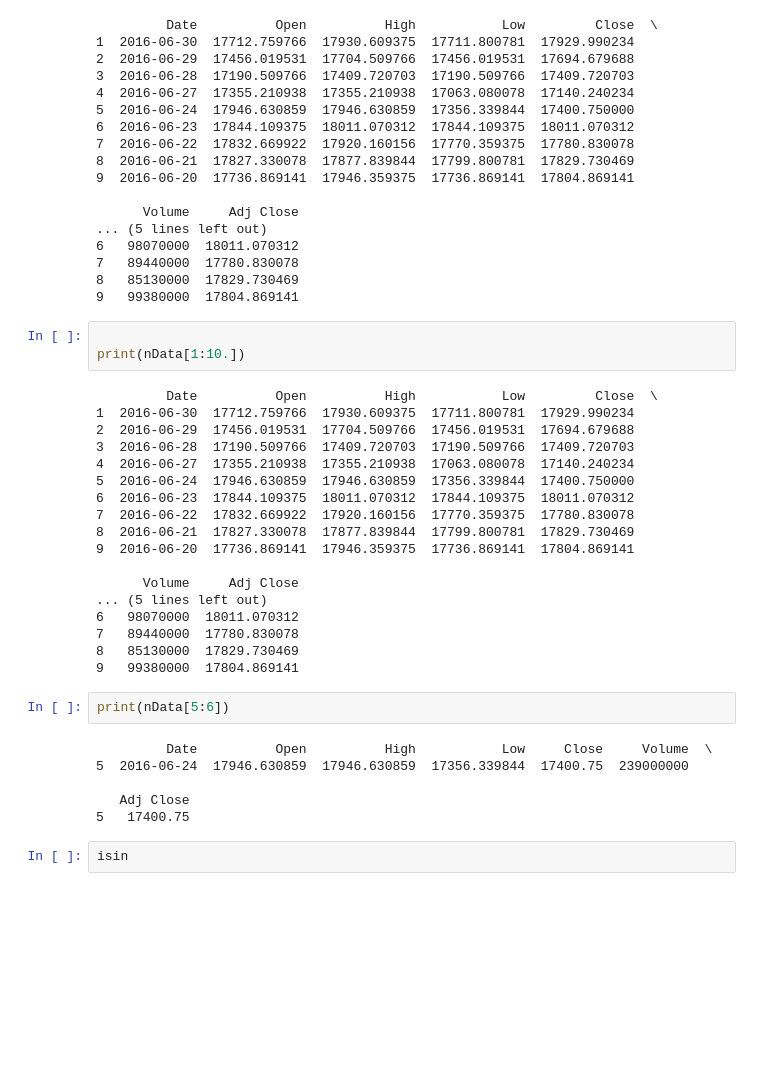
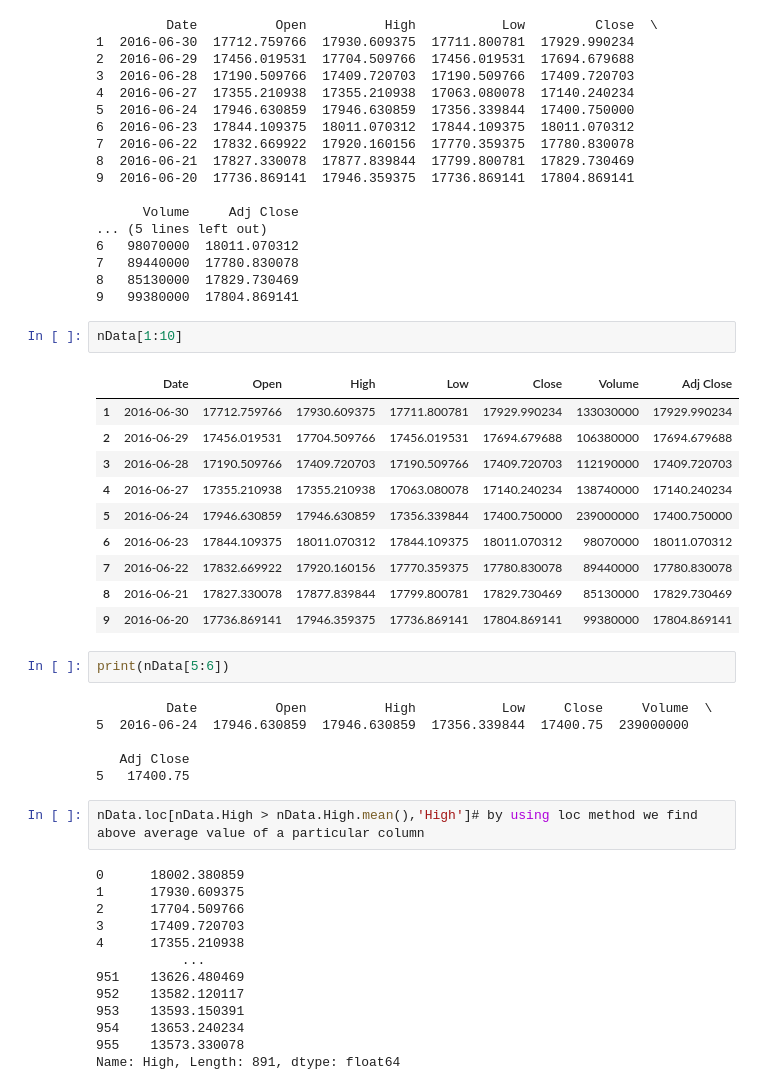
Before and after one commit to joeyy7/pythonPr, a Jupyter notebook: pandas use/pandasuse00.ipynb, the cells around one changed output. Saved outputs shown, nothing was run; the diff lists cells and outputs as text; blank space fills up the shorter version.

```diff
--- a/pandas use/pandasuse00.ipynb
+++ b/pandas use/pandasuse00.ipynb
@@ -242,26 +238,18 @@ print(nData[nData.index.isin(range(1,10))])  # or for particular index (nData[nD
 8   85130000  17829.730469
 9   99380000  17804.869141
 # %%
-
-print(nData[1:10.])
+nData[1:10]
 # %% [output]
-         Date          Open          High           Low         Close  \
-1  2016-06-30  17712.759766  17930.609375  17711.800781  17929.990234
-2  2016-06-29  17456.019531  17704.509766  17456.019531  17694.679688
-3  2016-06-28  17190.509766  17409.720703  17190.509766  17409.720703
-4  2016-06-27  17355.210938  17355.210938  17063.080078  17140.240234
-5  2016-06-24  17946.630859  17946.630859  17356.339844  17400.750000
-6  2016-06-23  17844.109375  18011.070312  17844.109375  18011.070312
-7  2016-06-22  17832.669922  17920.160156  17770.359375  17780.830078
-8  2016-06-21  17827.330078  17877.839844  17799.800781  17829.730469
-9  2016-06-20  17736.869141  17946.359375  17736.869141  17804.869141
-
-      Volume     Adj Close
-... (5 lines left out)
-6   98070000  18011.070312
-7   89440000  17780.830078
-8   85130000  17829.730469
-9   99380000  17804.869141
+|  | Date | Open | High | Low | Close | Volume | Adj Close |
+| 1 | 2016-06-30 | 17712.759766 | 17930.609375 | 17711.800781 | 17929.990234 | 133030000 | 17929.990234 |
+| 2 | 2016-06-29 | 17456.019531 | 17704.509766 | 17456.019531 | 17694.679688 | 106380000 | 17694.679688 |
+| 3 | 2016-06-28 | 17190.509766 | 17409.720703 | 17190.509766 | 17409.720703 | 112190000 | 17409.720703 |
+| 4 | 2016-06-27 | 17355.210938 | 17355.210938 | 17063.080078 | 17140.240234 | 138740000 | 17140.240234 |
+| 5 | 2016-06-24 | 17946.630859 | 17946.630859 | 17356.339844 | 17400.750000 | 239000000 | 17400.750000 |
+| 6 | 2016-06-23 | 17844.109375 | 18011.070312 | 17844.109375 | 18011.070312 | 98070000 | 18011.070312 |
+| 7 | 2016-06-22 | 17832.669922 | 17920.160156 | 17770.359375 | 17780.830078 | 89440000 | 17780.830078 |
+| 8 | 2016-06-21 | 17827.330078 | 17877.839844 | 17799.800781 | 17829.730469 | 85130000 | 17829.730469 |
+| 9 | 2016-06-20 | 17736.869141 | 17946.359375 | 17736.869141 | 17804.869141 | 99380000 | 17804.869141 |
 # %%
 print(nData[5:6])
 # %% [output]
@@ -270,5 +258,18 @@ print(nData[5:6])
 
    Adj Close
 5   17400.75
-# %%
-isin
+# %%
+nData.loc[nData.High > nData.High.mean(),'High']# by using loc method we find above average value of a particular column
+# %% [output]
+0      18002.380859
+1      17930.609375
+2      17704.509766
+3      17409.720703
+4      17355.210938
+           ...
+951    13626.480469
+952    13582.120117
+953    13593.150391
+954    13653.240234
+955    13573.330078
+Name: High, Length: 891, dtype: float64
```
Also changed, not shown: parts of 8 cells of this notebook.
